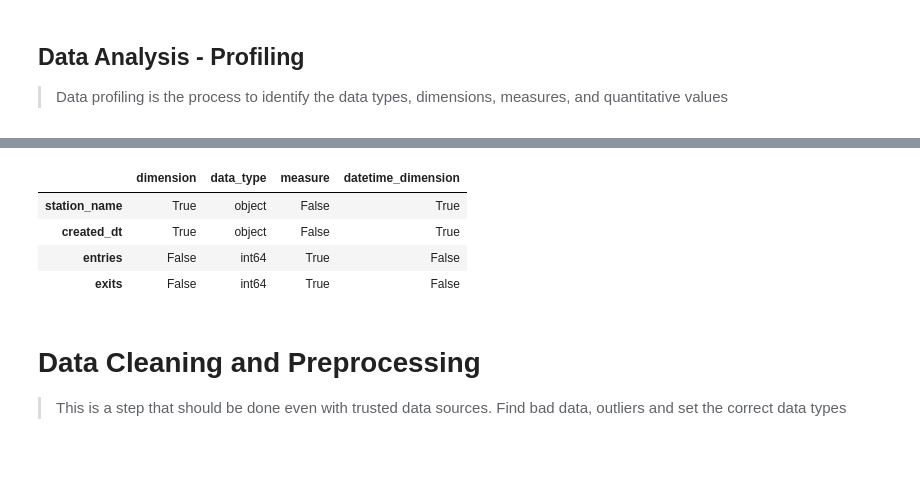
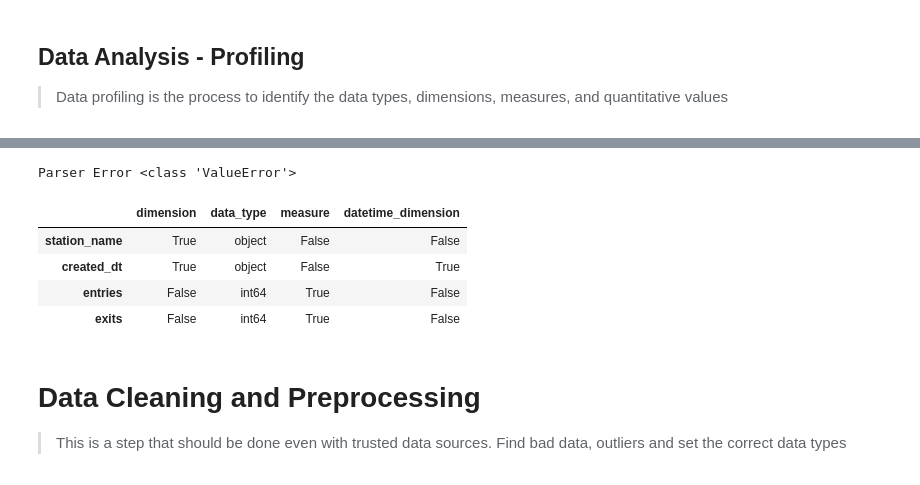
Before and after one commit to ozkary/data-engineering-mta-turnstile, a Jupyter notebook: Step5-Analysis/analysis.ipynb, the cells around one changed output, grey strips where cells are left out. Saved outputs shown, nothing was run; the diff lists cells and outputs as text; code cells hidden in the pictures.

```diff
--- a/Step5-Analysis/analysis.ipynb
+++ b/Step5-Analysis/analysis.ipynb
@@ -131,7 +133,7 @@ def is_datetime(df, col, sample_size=10):
     try:
       # Attempt to convert a sample of the column to datetime
       sample_data = df[col].head(sample_size)
-      pd.to_datetime(sample_data, errors='coerce')  # Attempt conversion with error handling
+      pd.to_datetime(sample_data)  # Attempt conversion with error handling
       value = True
     except (pd.errors.ParserError, ValueError):
       # Conversion failed, not likely datetime
@@ -163,34 +165,35 @@ def describe_dataframe(df):
 
     dimension = False
     datetime_dimension = False  # Not a datetime dimension
 
     # Analyze potential dimension vs. measure based on data type and heuristics
     if data_type in [object, str]:
       # Likely a dimension if it contains words or non-numeric characters
       dimension = any(char.isalpha() for char in col) or not all(char.isdigit() for char in col.split('-'))
       datetime_dimension = is_datetime(df,col)
       measure = not dimension
 
     else:
       # Numeric data type, potential measure
       measure = True
 
     # Store the description for this column
     column_descriptions[col] = {
         'dimension': dimension,
         'data_type': data_type,
         'measure': measure,
         'datetime_dimension': datetime_dimension
     }
 
   return column_descriptions
 
 profiling_results = describe_dataframe(sample)
 profiling_df = pd.DataFrame.from_dict(profiling_results, orient='index')
 profiling_df.head(10)
 # %% [output]
+Parser Error <class 'ValueError'>
 |  | dimension | data_type | measure | datetime_dimension |
-| station_name | True | object | False | True |
+| station_name | True | object | False | False |
 | created_dt | True | object | False | True |
 | entries | False | int64 | True | False |
 | exits | False | int64 | True | False |
```
Also changed, not shown: parts of 2 cells of this notebook.
